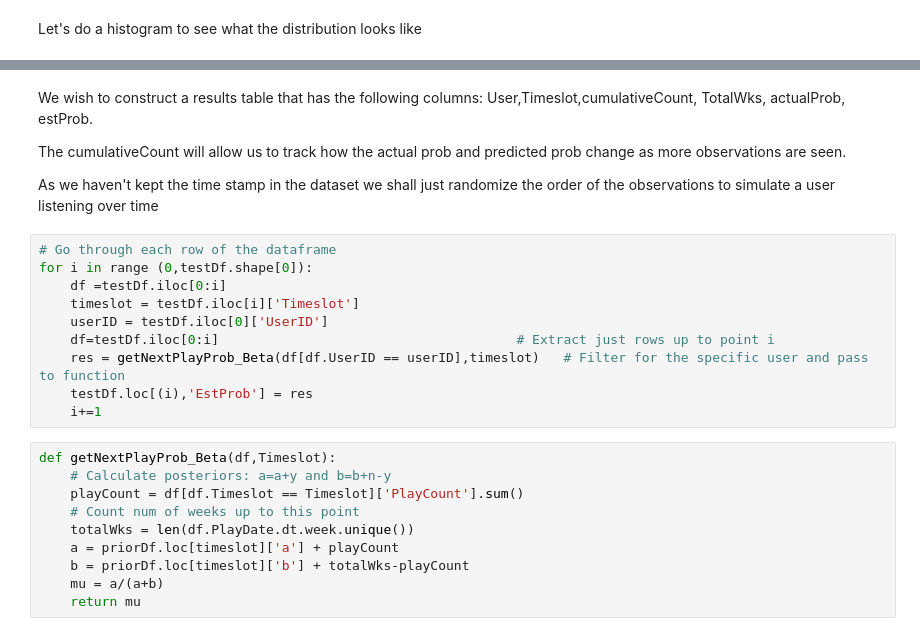
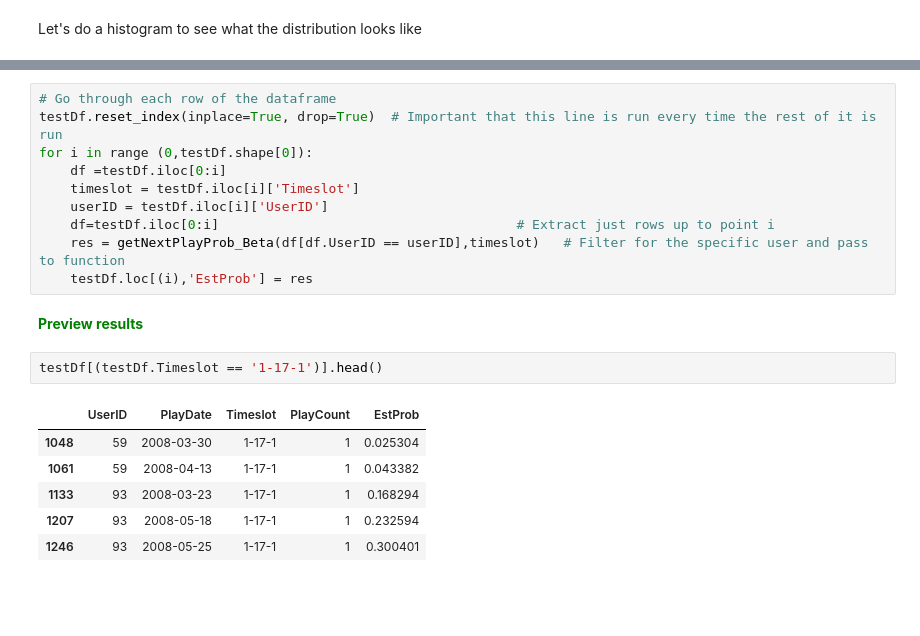
Before and after one commit to badrul1/EventPrediction, a Jupyter notebook: 5_mainmodel/2_NextPlayPrediction.ipynb, the cells around one changed output, grey strips where cells are left out. Saved outputs shown, nothing was run; the diff lists cells and outputs as text; blank space fills up the shorter version.

```diff
--- a/5_mainmodel/2_NextPlayPrediction.ipynb
+++ b/5_mainmodel/2_NextPlayPrediction.ipynb
@@ -296,26 +316,21 @@ testDf.head()
-# %% [markdown]
-We wish to construct a results table that has the following columns: User,Timeslot,cumulativeCount, TotalWks, actualProb, estProb.
-
-The cumulativeCount will allow us to track how the actual prob and predicted prob change as more observations are seen.
-
-As we haven't kept the time stamp in the dataset we shall just randomize the order of the observations to simulate a user listening over time
 # %%
 # Go through each row of the dataframe
+testDf.reset_index(inplace=True, drop=True)  # Important that this line is run every time the rest of it is run
 for i in range (0,testDf.shape[0]):
     df =testDf.iloc[0:i]
     timeslot = testDf.iloc[i]['Timeslot']
-    userID = testDf.iloc[0]['UserID']
+    userID = testDf.iloc[i]['UserID']
     df=testDf.iloc[0:i]                                      # Extract just rows up to point i
     res = getNextPlayProb_Beta(df[df.UserID == userID],timeslot)   # Filter for the specific user and pass to function
     testDf.loc[(i),'EstProb'] = res
-    i+=1
-# %%
-def getNextPlayProb_Beta(df,Timeslot):
-    # Calculate posteriors: a=a+y and b=b+n-y
-    playCount = df[df.Timeslot == Timeslot]['PlayCount'].sum()
-    # Count num of weeks up to this point
-    totalWks = len(df.PlayDate.dt.week.unique())
-    a = priorDf.loc[timeslot]['a'] + playCount
-    b = priorDf.loc[timeslot]['b'] + totalWks-playCount
-    mu = a/(a+b)
-    return mu
+# %% [markdown]
+<div style="background-color:white; color:#008000; font-family: 'Courier New, Monospace;font-weight: bold">Preview results</div>
+# %%
+testDf[(testDf.Timeslot == '1-17-1')].head()
+# %% [output]
+|  | UserID | PlayDate | Timeslot | PlayCount | EstProb |
+| 1048 | 59 | 2008-03-30 | 1-17-1 | 1 | 0.025304 |
+| 1061 | 59 | 2008-04-13 | 1-17-1 | 1 | 0.043382 |
+| 1133 | 93 | 2008-03-23 | 1-17-1 | 1 | 0.168294 |
+| 1207 | 93 | 2008-05-18 | 1-17-1 | 1 | 0.232594 |
+| 1246 | 93 | 2008-05-25 | 1-17-1 | 1 | 0.300401 |
```
Also changed, not shown: parts of 44 cells of this notebook, 2 other files.
